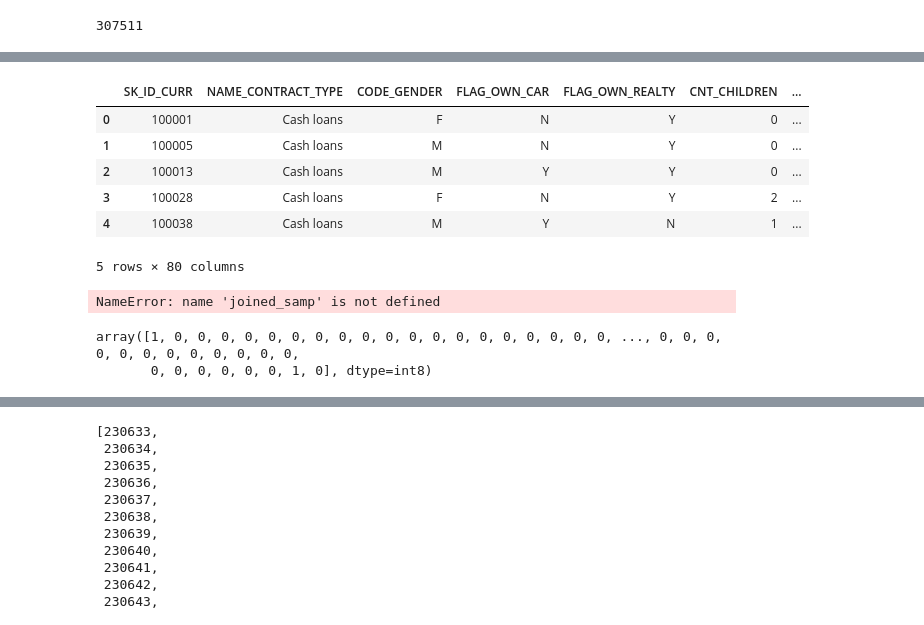
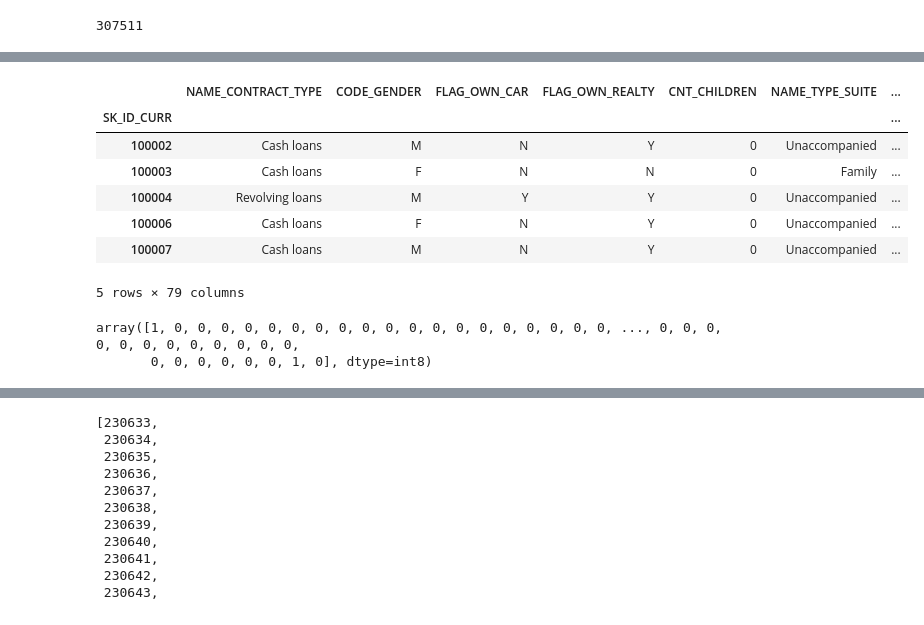
Before and after one commit to kugmax/fastai_learn, a Jupyter notebook: Home Credit Default Risk (only app).ipynb, the cells around one changed output, grey strips where cells are left out. Cells and saved outputs as stored; diff of their text form; code cells hidden in the pictures.

```diff
--- a/Home Credit Default Risk (only app).ipynb
+++ b/Home Credit Default Risk (only app).ipynb
@@ -162,13 +152,14 @@ joined_test.reset_index()
 # %%
-joined_test.head()
+joined_samp.head()
 #joined.head()
 # %% [output]
-|  | SK_ID_CURR | NAME_CONTRACT_TYPE | CODE_GENDER | FLAG_OWN_CAR | FLAG_OWN_REALTY | CNT_CHILDREN | ... |
-| 0 | 100001 | Cash loans | F | N | Y | 0 | ... |
-| 1 | 100005 | Cash loans | M | N | Y | 0 | ... |
-| 2 | 100013 | Cash loans | M | Y | Y | 0 | ... |
-| 3 | 100028 | Cash loans | F | N | Y | 2 | ... |
-| 4 | 100038 | Cash loans | M | Y | N | 1 | ... |
+|  | NAME_CONTRACT_TYPE | CODE_GENDER | FLAG_OWN_CAR | FLAG_OWN_REALTY | CNT_CHILDREN | NAME_TYPE_SUITE | ... |
+| SK_ID_CURR |  |  |  |  |  |  | ... |
+| 100002 | Cash loans | M | N | Y | 0 | Unaccompanied | ... |
+| 100003 | Cash loans | F | N | N | 0 | Family | ... |
+| 100004 | Revolving loans | M | Y | Y | 0 | Unaccompanied | ... |
+| 100006 | Cash loans | F | N | Y | 0 | Unaccompanied | ... |
+| 100007 | Cash loans | M | N | Y | 0 | Unaccompanied | ... |
-5 rows × 80 columns
+5 rows × 79 columns
 # %%
 samp_size = n
@@ -176,5 +167,4 @@ samp_size = n
 # %%
-joined_samp.head(2)
+#joined_samp.head(2)
+?proc_df
-# %% [output]
-NameError: name 'joined_samp' is not defined
 # %%
@@ -183,8 +173,10 @@ df, y, nas, mapper = proc_df(joined, dep, do_scale=True)
 #yl = np.log(y)
 yl = y
+# %%
+yl
+# %% [output]
+array([1, 0, 0, 0, 0, 0, 0, 0, 0, 0, 0, 0, 0, 0, 0, 0, 0, 0, 0, 0, ..., 0, 0, 0, 0, 0, 0, 0, 0, 0, 0, 0, 0,
+       0, 0, 0, 0, 0, 0, 1, 0], dtype=int8)
 # %%
-#joined_test = joined_test.set_index("SK_ID_CURR")
+joined_test_samp = joined_test.set_index("SK_ID_CURR")
-# %% [output]
-array([1, 0, 0, 0, 0, 0, 0, 0, 0, 0, 0, 0, 0, 0, 0, 0, 0, 0, 0, 0, ..., 0, 0, 0, 0, 0, 0, 0, 0, 0, 0, 0, 0,
-       0, 0, 0, 0, 0, 0, 1, 0], dtype=int8)
 # %%
```
Also changed, not shown: parts of 26 cells of this notebook.
